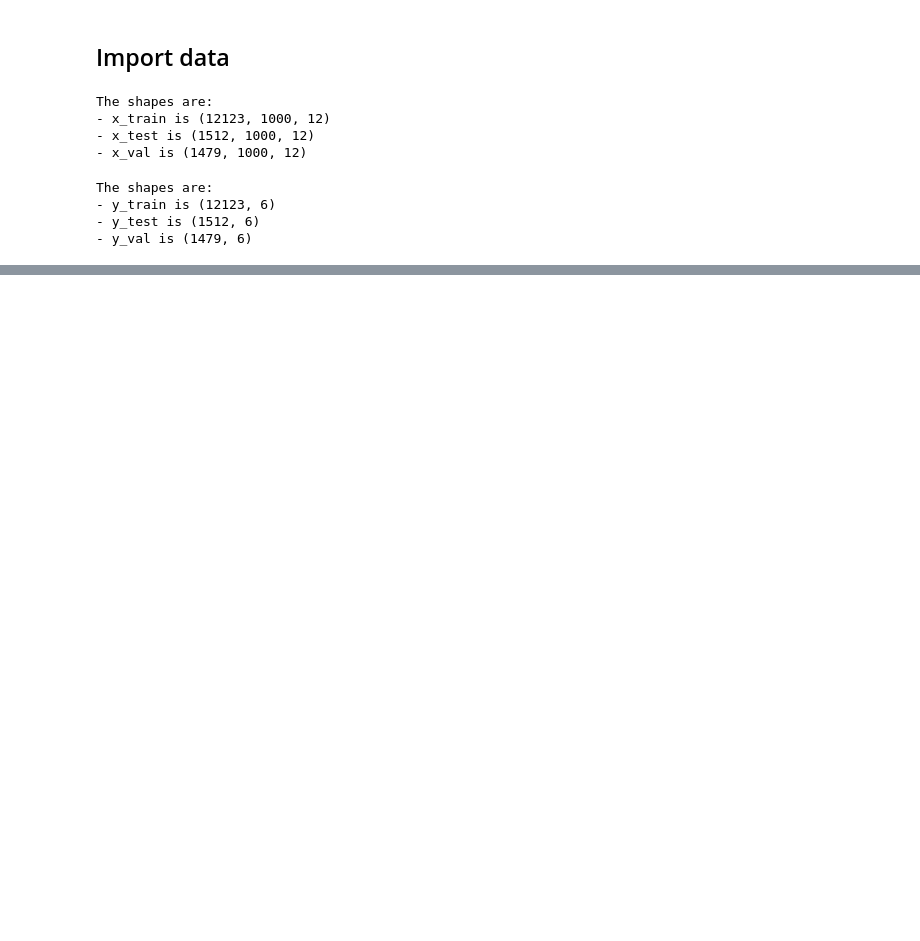
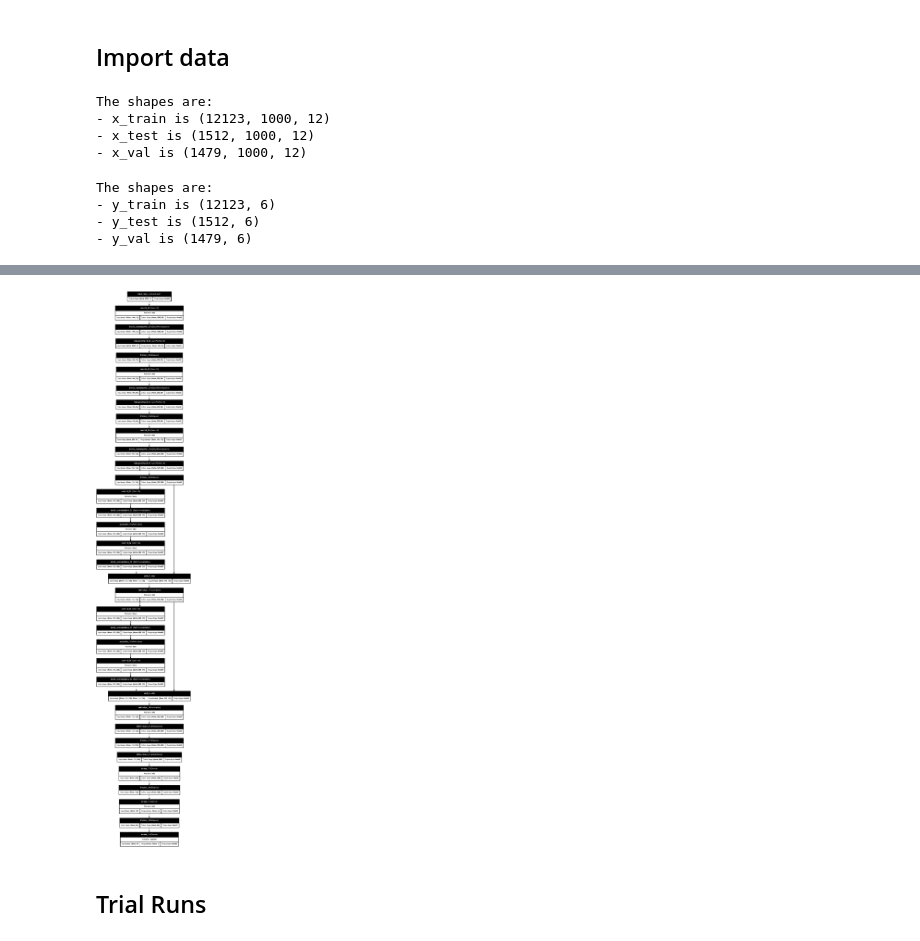
Before and after one commit to Praaathaamesh/CDSS-DL-API-Management, a Jupyter notebook: Config/PROS_Z_Checkpoint.ipynb, the cells around one changed output, grey strips where cells are left out. Drawn from its saved outputs; the diff is of its cells as text; code cells hidden in the pictures; blank space fills up the shorter version.

```diff
--- a/Config/PROS_Z_Checkpoint.ipynb
+++ b/Config/PROS_Z_Checkpoint.ipynb
@@ -150,0 +313,16 @@ x_sam, y_sam = partial_random_oversampling(x_train, y_train, r= 3.0)
+# %%
+# model compilation (loss function and optimiser)
+roc_auc = tf.keras.metrics.AUC(curve = "ROC", name = "ROC-AUC")
+accuracy = tf.keras.metrics.BinaryAccuracy(name = "Accuracy")
+recall = tf.keras.metrics.Recall(name = "Recall", thresholds = 0.35)
+precision = tf.keras.metrics.Precision(name = "Precision", thresholds = 0.4)
+F2_score = tf.keras.metrics.FBetaScore(name = "F2", beta = 2.0, average = "weighted", threshold = 0.35)
+
+model.compile(optimizer= tf.keras.optimizers.Adam(learning_rate = 1e-3),
+              loss = tf.keras.losses.binary_focal_crossentropy,
+              metrics = [accuracy,
+                         roc_auc,
+                         F2_score,
+                         recall,
+                         precision,
+                         HammingLoss(), HammingScore()])
@@ -150,0 +354,13 @@ x_sam, y_sam = partial_random_oversampling(x_train, y_train, r= 3.0)
+# %%
+# visualise model
+tf.keras.utils.plot_model(model,
+                          dpi = 100,
+                          to_file = 'Final_Z_Oversampled.png',
+                          show_shapes = True,
+                          show_dtype = True,
+                          show_layer_names = True,
+                          show_layer_activations = True)
+# %% [output]
+[figure, added]
+# %% [markdown]
+## Trial Runs
```
Also changed, not shown: parts of 14 cells of this notebook.
